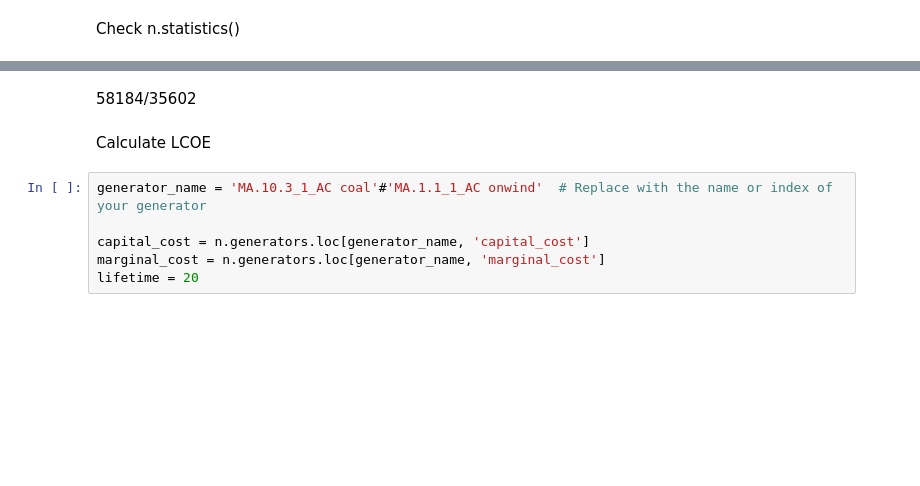
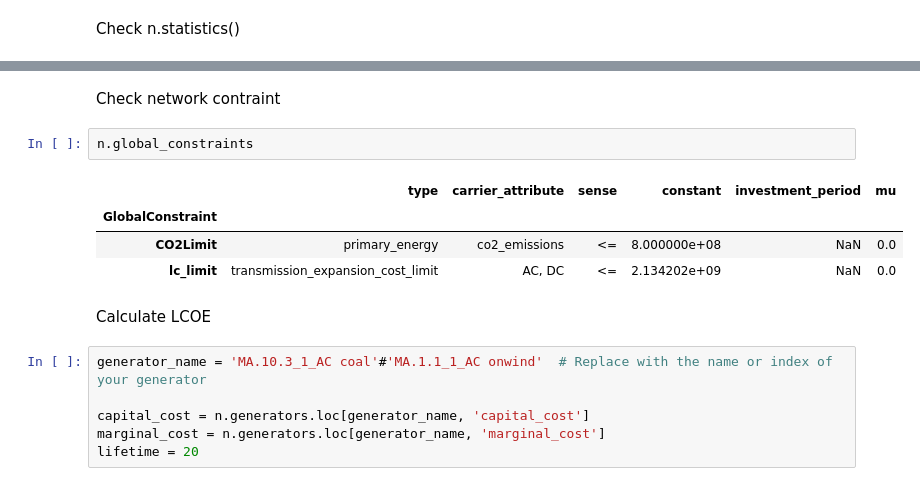
Before and after one commit to energyLS/aldehyde, a Jupyter notebook: workflow/notebooks/test_lcoe.ipynb, the cells around one changed output, grey strips where cells are left out. Saved outputs shown, nothing was run; the diff lists cells and outputs as text; blank space fills up the shorter version.

```diff
--- a/workflow/notebooks/test_lcoe.ipynb
+++ b/workflow/notebooks/test_lcoe.ipynb
@@ -135,5 +173,12 @@ n.statistics().loc["Load"].round(2)
-# %% [markdown]
-58184/35602
+# %% [markdown]
+Check network contraint
+# %%
+n.global_constraints
+# %% [output]
+|  | type | carrier_attribute | sense | constant | investment_period | mu |
+| GlobalConstraint |  |  |  |  |  |  |
+| CO2Limit | primary_energy | co2_emissions | <= | 8.000000e+08 | NaN | 0.0 |
+| lc_limit | transmission_expansion_cost_limit | AC, DC | <= | 2.134202e+09 | NaN | 0.0 |
 # %% [markdown]
 Calculate LCOE
 # %%
```
Also changed, not shown: parts of 24 cells of this notebook.
